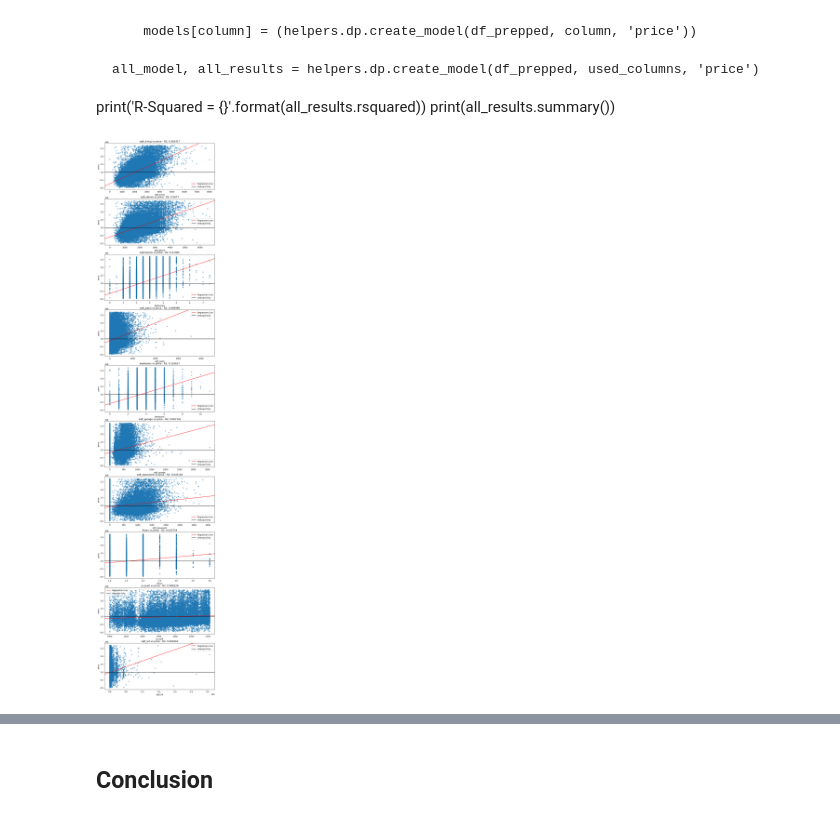
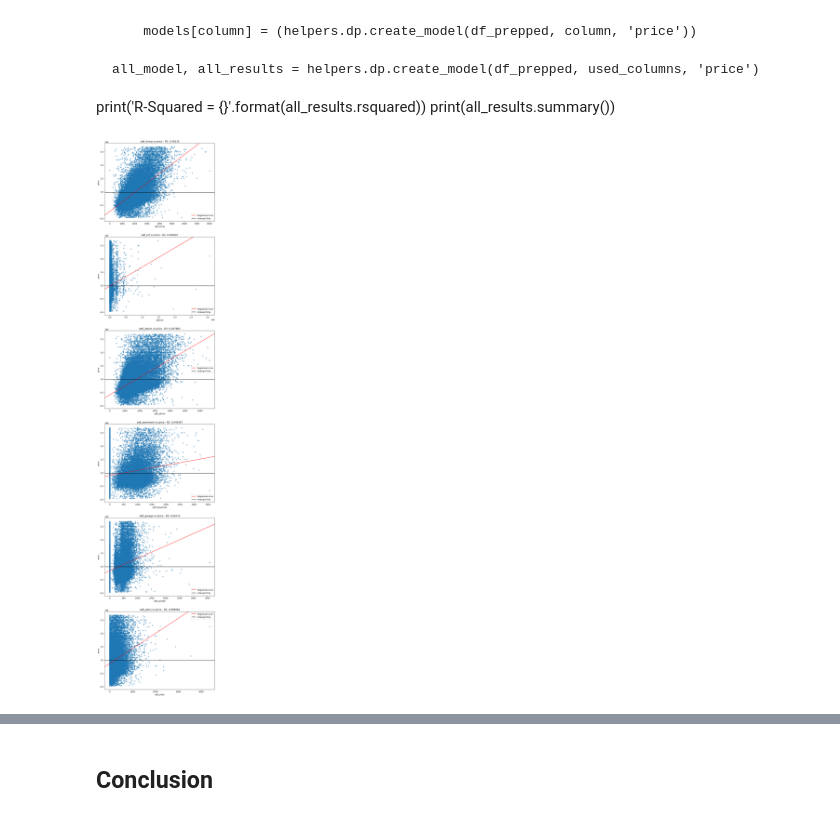
Before and after one commit to Tommyphung1/King-County-Feature-Regression, a Jupyter notebook: notebook.ipynb, the cells around one changed output, grey strips where cells are left out. Drawn from its saved outputs; the diff is of its cells as text; code cells hidden in the pictures.

```diff
--- a/notebook.ipynb
+++ b/notebook.ipynb
@@ -51,2 +84,4 @@ There were columns with missing values. Based on how many, I will decide to drop
 # %%
-df_cleaned = helpers.dp.check_and_drop(df)
+df_cleaned = helpers.dp.check_and_drop(df)    ## Dropped and removed rows that has small amount of missing values
+df_cleaned = helpers.dp.outliers_remove(df_cleaned, 'price')    ## Remove outliers of price
+df_cleaned.drop(labels = useless_col, axis = 1, inplace = True)    # Drop columns that wont be useful right now
@@ -53,7 +97,2 @@ df_cleaned = helpers.dp.check_and_drop(df)
-# %%
-df_cleaned = helpers.dp.check_and_drop(df)
-used_columns = ['sqft_living','sqft_above', 'bathrooms', 'sqft_patio', 'bedrooms'
-                , 'sqft_garage', 'sqft_basement', 'floors','yr_built', 'sqft_lot']
-#df_subset = df_cleaned[used_columns]
 # %% [markdown]
 ## Data Adjustments
@@ -60,2 +100,10 @@ used_columns = ['sqft_living','sqft_above', 'bathrooms', 'sqft_patio', 'bedrooms
 # %%
-df_prepped = helpers.dp.outliers_remove(df_cleaned,'price')
+for column in categorical:
+    replace = df_cleaned[column].value_counts()[df_cleaned[column].value_counts()< 300].index
+    if len(replace) > 0 : print('Replaced values {} in {}'.format(list(replace), column))
+    df_cleaned[column].replace(replace, value= 'other',inplace= True)
+
+df_prepped_continuous = df_cleaned[continuous].copy()
+df_prepped_categories = df_cleaned[categorical].copy()
+df_prepped_categories = pd.get_dummies(df_prepped_categories, drop_first= True)
+df_cat_price = pd.concat([df_prepped_categories, df_prepped_continuous['price']], axis = 1)
@@ -74,11 +131,9 @@ print(all_results.summary())
 # %%
 models = []
 results = []
-for column in used_columns:
-    model, result = helpers.dp.create_model(df_prepped, column, 'price')
+for column in continuous:
+    model, result = helpers.dp.create_model(df_prepped_continuous, column, 'price')
     models.append(model)
     results.append(result)
-
-fig, ax = helpers.dv.plot_dataframe(df_prepped, used_columns, (10,50), regression= True, results= results);
 # %% [output]
-[figure, old version]
+[figure, new version]
```
Also changed, not shown: parts of 14 cells of this notebook, 1 other file.
